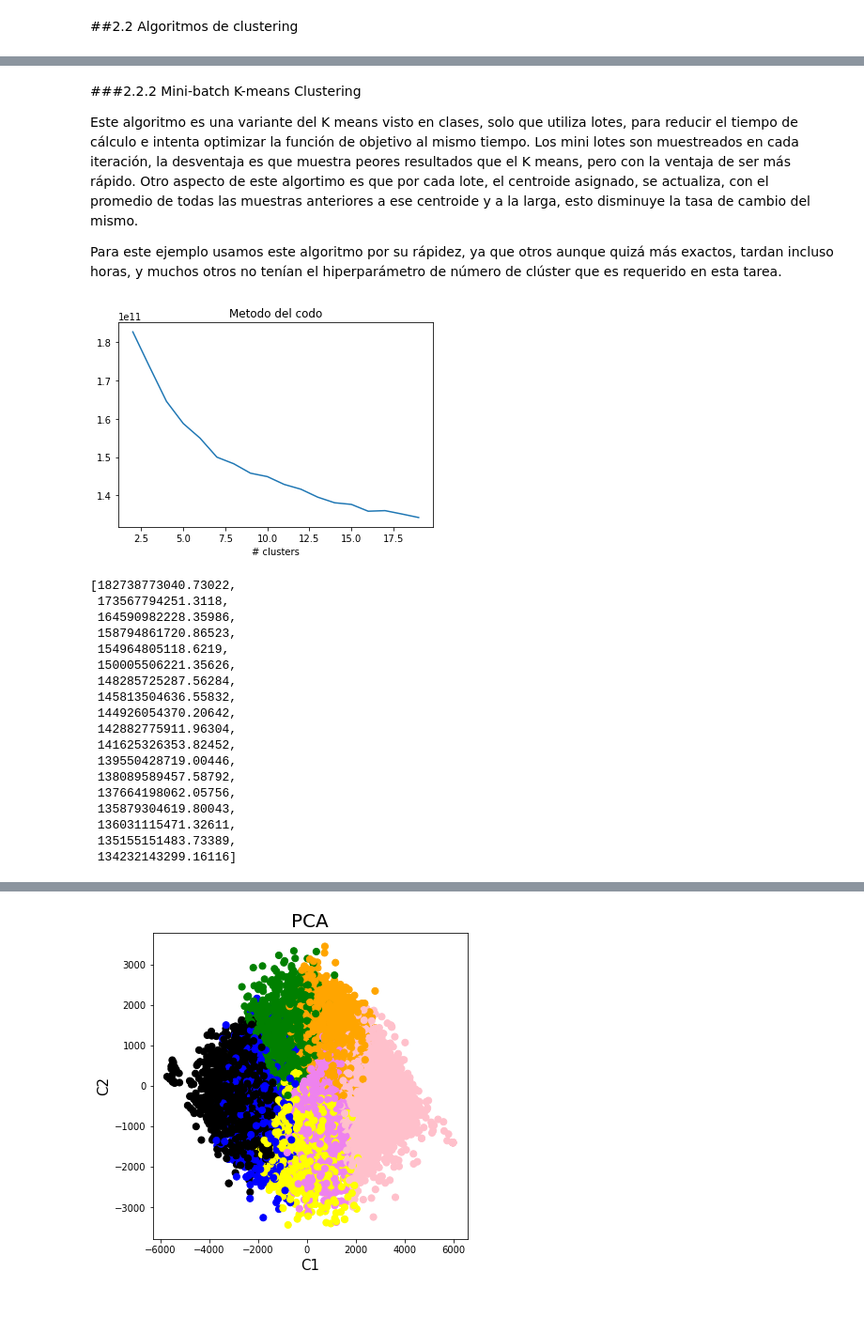
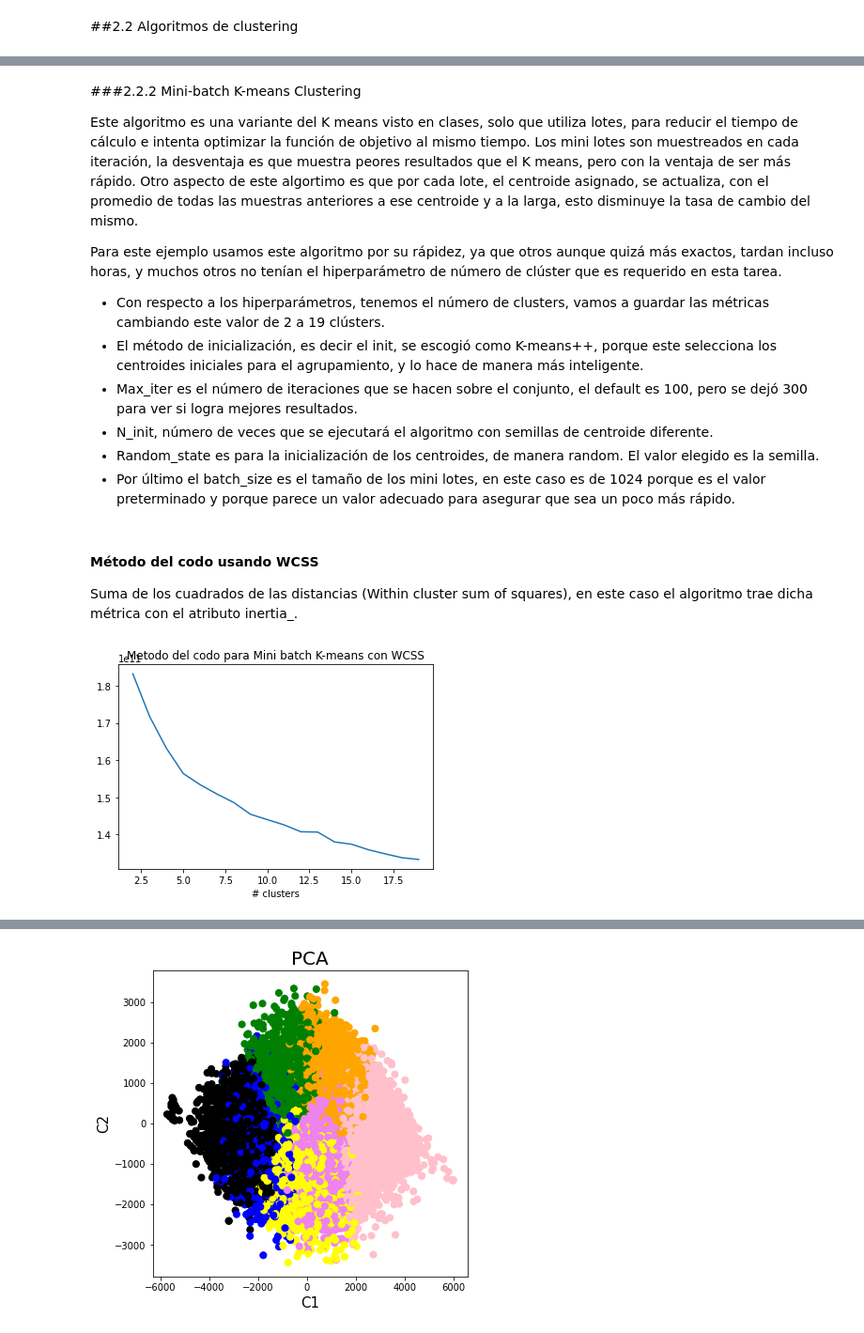
Before and after one commit to natalia0911/Tarea_Practica_3_IA, a Jupyter notebook: 2022_1_Trabajo_Practico_03_NataliaVargas_FabricioElizondo.ipynb, the cells around one changed output, grey strips where cells are left out. Shown at 94% size. Drawn from its saved outputs; the diff is of its cells as text; code cells hidden in the pictures; blank space fills up the shorter version.

```diff
--- a/2022_1_Trabajo_Practico_03_NataliaVargas_FabricioElizondo.ipynb
+++ b/2022_1_Trabajo_Practico_03_NataliaVargas_FabricioElizondo.ipynb
@@ -163,41 +253,34 @@ Los mini lotes son muestreados en cada iteración, la desventaja es que muestra
 Otro aspecto de este algortimo es que por cada lote, el centroide asignado, se actualiza, con el promedio de todas las muestras anteriores a ese centroide y a la larga, esto disminuye la tasa de cambio del mismo.
 
 Para este ejemplo usamos este algoritmo por su rápidez, ya que otros aunque quizá más exactos, tardan incluso horas, y muchos otros no tenían el hiperparámetro de número de clúster que es requerido en esta tarea.
+
+* Con respecto a los hiperparámetros, tenemos el número de clusters, vamos a guardar las métricas cambiando este valor de 2 a 19 clústers.
+* El método de inicialización, es decir el init, se escogió como K-means++, porque este selecciona los centroides iniciales para el agrupamiento, y lo hace de manera más inteligente.
+* Max_iter es el número de iteraciones que se hacen sobre el conjunto, el default es 100, pero se dejó 300 para ver si logra mejores resultados.
+* N_init, número de veces que se ejecutará el algoritmo con semillas de centroide diferente.
+* Random_state es para la inicialización de los centroides, de manera random. El valor elegido es la semilla.
+* Por último el batch_size es el tamaño de los mini lotes, en este caso es de 1024 porque es el valor preterminado y porque parece un valor adecuado para asegurar que sea un poco más rápido.
 # %%
 from sklearn.cluster import MiniBatchKMeans
+from sklearn.metrics import calinski_harabasz_score
 
-
+#Sum of squares based indexes
+SSBI_Batches = []
 wcss= []
 #De 2 a 19
 for i in range(2,20):
-    kmeans = MiniBatchKMeans(n_clusters=i, init="k-means++",max_iter=300, n_init=20, random_state=0, batch_size=1024) #max_iter por default es 300
-    kmeans.fit(emotions_df)
-    wcss.append(kmeans.inertia_)
-
-plt.plot(range(2,20),wcss )
-plt.title("Metodo del codo")
-plt.xlabel("# clusters")
-plt.show()
+    miniB_KMeans = MiniBatchKMeans(n_clusters=i, init="k-means++",max_iter=300, n_init=20, random_state=0, batch_size=1024) #max_iter por default es 300
+    miniB_KMeans.fit(emotions_df)
+    c_score = calinski_harabasz_score(emotions_df, miniB_KMeans.labels_)
+    wcss.append(miniB_KMeans.inertia_)
+    SSBI_Batches.append(c_score)
-# %% [output]
-[figure, removed]
-# %%
-wcss
-# %% [output]
-[182738773040.73022,
- 173567794251.3118,
- 164590982228.35986,
- 158794861720.86523,
- 154964805118.6219,
- 150005506221.35626,
- 148285725287.56284,
- 145813504636.55832,
- 144926054370.20642,
- 142882775911.96304,
- 141625326353.82452,
- 139550428719.00446,
- 138089589457.58792,
- 137664198062.05756,
- 135879304619.80043,
- 136031115471.32611,
- 135155151483.73389,
- 134232143299.16116]
+# %% [markdown]
+#### Método del codo usando WCSS
+Suma de los cuadrados de las distancias (Within cluster sum of squares), en este caso el algoritmo trae dicha métrica con el atributo inertia_.
+# %%
+plt.plot(range(2,20),wcss)
+plt.title("Metodo del codo para Mini batch K-means con WCSS")
+plt.xlabel("# clusters")
+plt.show()
+# %% [output]
+[figure, added]
```
Also changed, not shown: parts of 64 cells of this notebook.
